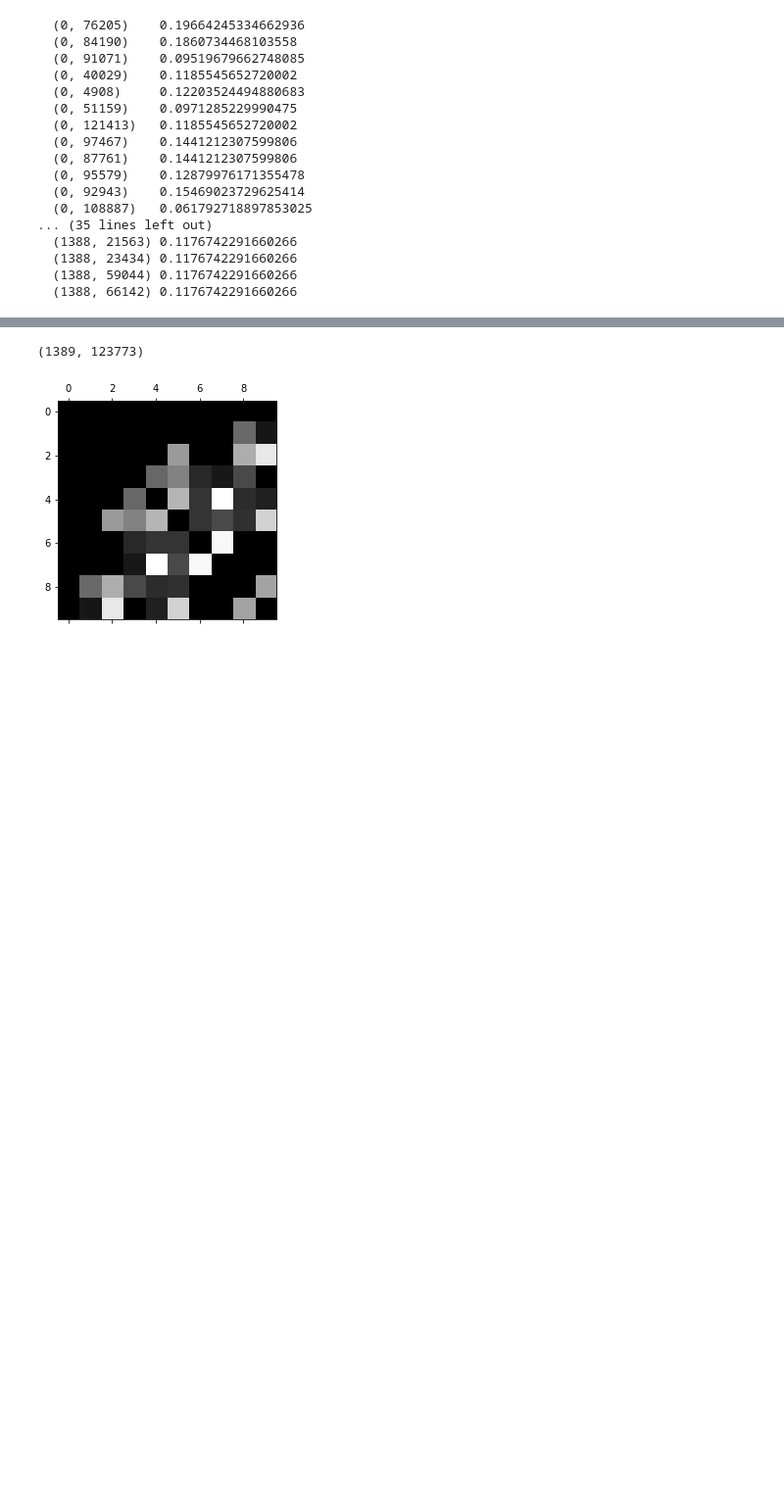
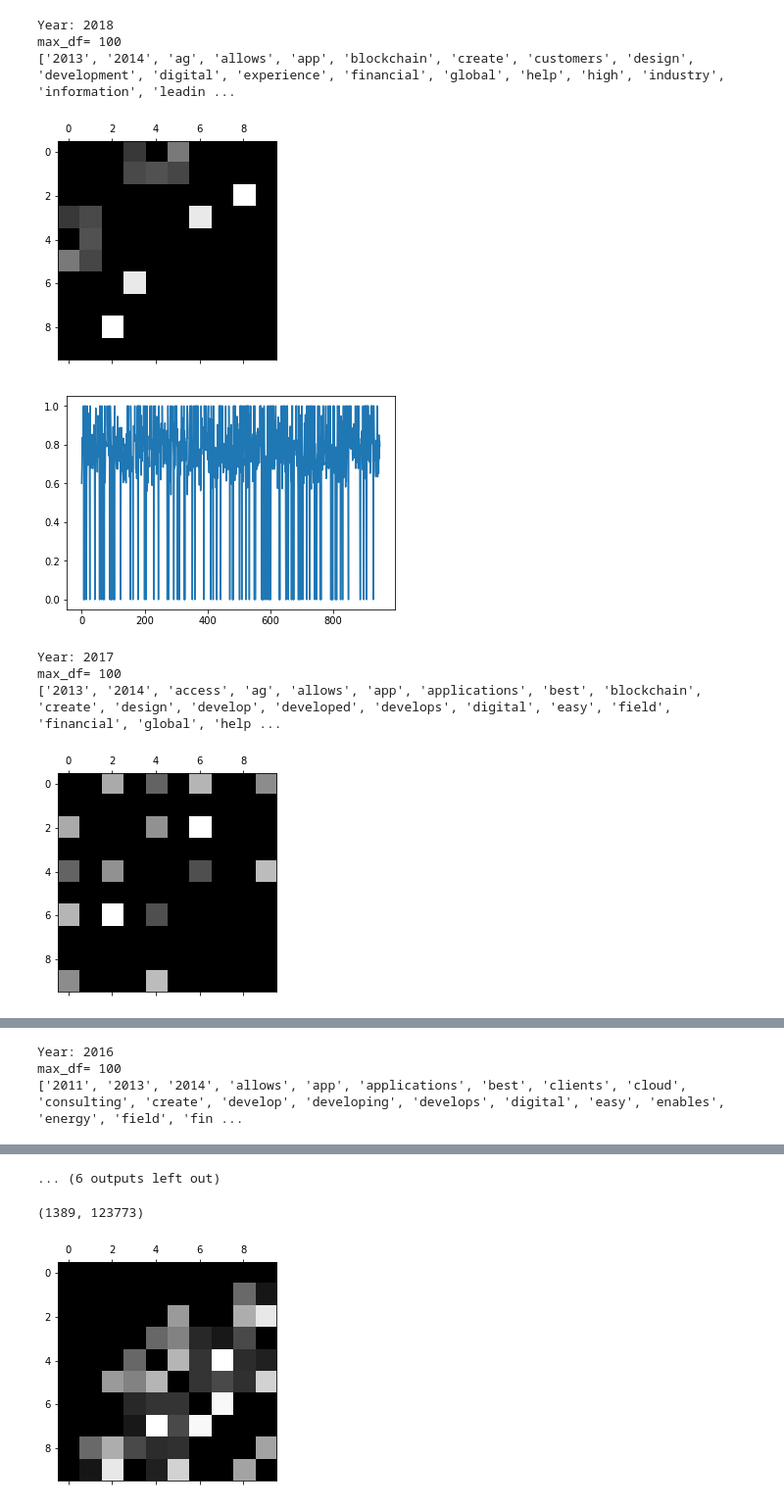
Before and after one commit to mastropi/HackNLead2018, a Jupyter notebook: swisscom/code/Swaneet - Machine Learning.ipynb, the cells around one changed output, grey strips where cells are left out. Shown at 98% size. Saved outputs shown, nothing was run; the diff lists cells and outputs as text; code cells hidden in the pictures; blank space fills up the shorter version.

```diff
--- a/swisscom/code/Swaneet - Machine Learning.ipynb
+++ b/swisscom/code/Swaneet - Machine Learning.ipynb
@@ -7,32 +10,44 @@ js = json.loads(open("eligibles-by-year.json").read())
-# %%
-# working with 2017 data
-award_years = [2018,2017,2016,2015,2014,2013]
-year = 2013
-from sklearn.feature_extraction.text import TfidfVectorizer
-
-allText = ""
-for c in js[str(2013)]:
-    allText += str(c['description']) + " "
-
-vect = TfidfVectorizer(stop_words='english',ngram_range=(1,3))
-mat = vect.fit_transform([c['description'] for c in js[str(2013)] if c['description'] is not None])
-
-print(mat)
-# %% [output]
-  (0, 76205)    0.19664245334662936
-  (0, 84190)    0.1860734468103558
-  (0, 91071)    0.09519679662748085
-  (0, 40029)    0.1185545652720002
-  (0, 4908)     0.12203524494880683
-  (0, 51159)    0.0971285229990475
-  (0, 121413)   0.1185545652720002
-  (0, 97467)    0.1441212307599806
-  (0, 87761)    0.1441212307599806
-  (0, 95579)    0.12879976171355478
-  (0, 92943)    0.15469023729625414
-  (0, 108887)   0.061792718897853025
-... (35 lines left out)
-  (1388, 21563) 0.1176742291660266
-  (1388, 23434) 0.1176742291660266
-  (1388, 59044) 0.1176742291660266
-  (1388, 66142) 0.1176742291660266
+# %%
+js = json.loads(open("eligibles-by-year.json").read())
+award_years = [2018,2017,2016,2015,2014,2013]
+winners = dict()
+for y in award_years:
+    if y != 2018:
+        winners[y] = pd.read_pickle("startup-winners-"+str(y)+".pkl")
+# %%
+from sklearn.feature_extraction.text import TfidfVectorizer
+
+similarity_matrices = dict()
+
+for y in award_years:
+    print("Year: " + str(y))
+
+    vect = TfidfVectorizer('content',strip_accents='unicode',ngram_range=(1,3),stop_words='english',max_features=45,max_df=100)
+    mat = vect.fit_transform([c['description'] for c in js[str(y)] if c['description'] is not None])
+    print('max_df=',100)
+    print(vect.get_feature_names())
+    """
+    vect = TfidfVectorizer(stop_words='english',ngram_range=(1,3))
+    mat = vect.fit_transform([c['description'] for c in js[str(y)] if c['description'] is not None])
+    print(mat.shape)
+    """
+    S = cosine_similarity(mat,mat)
+    for i in range(S.shape[0]):
+        S[i,i] = 0
+
+    plt.matshow(S[:10,:10],cmap='gray',vmin=0)
+    plt.show()
+    maxima = np.amax(S,axis=1)
+    plt.plot(maxima)
+    plt.show()
+    similarity_matrices[str(y)]=S
+# %% [output]
+Year: 2018
+max_df= 100
+['2013', '2014', 'ag', 'allows', 'app', 'blockchain', 'create', 'customers', 'design', 'development', 'digital', 'experience', 'financial', 'global', 'help', 'high', 'industry', 'information', 'leadin ...
+[figure, added]
+[figure, added]
+Year: 2017
+max_df= 100
+['2013', '2014', 'access', 'ag', 'allows', 'app', 'applications', 'best', 'blockchain', 'create', 'design', 'develop', 'developed', 'develops', 'digital', 'easy', 'field', 'financial', 'global', 'help ...
+[figure, added]
@@ -38,0 +55,3 @@ print(mat)
+Year: 2016
+max_df= 100
+['2011', '2013', '2014', 'allows', 'app', 'applications', 'best', 'clients', 'cloud', 'consulting', 'create', 'develop', 'developing', 'develops', 'digital', 'easy', 'enables', 'energy', 'field', 'fin ...
@@ -39,2 +65,3 @@ print(mat)
+... (6 outputs left out)
 # %%
 print(mat.shape)
```
Also changed, not shown: parts of 5 cells of this notebook, 2 other files.
